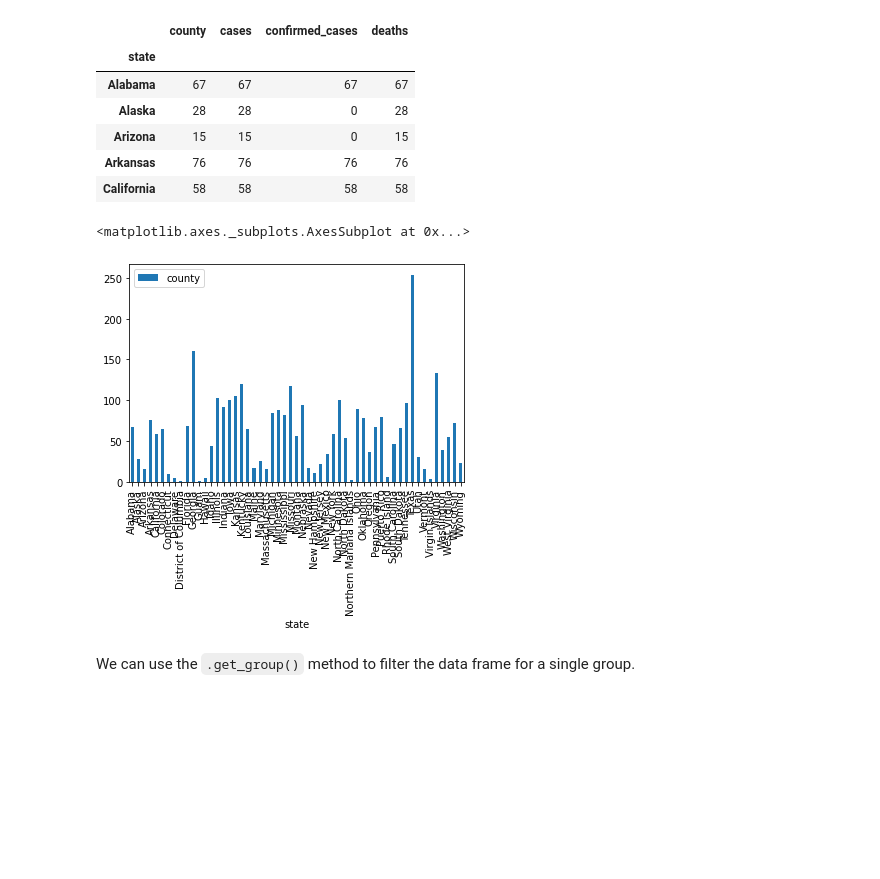
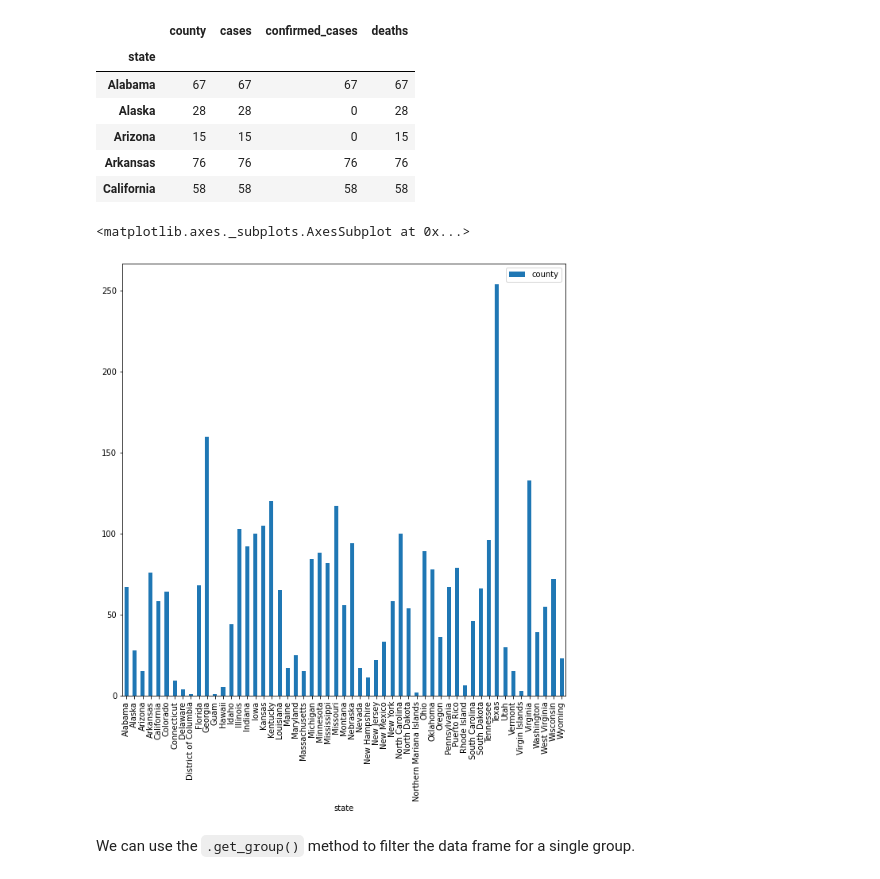
Before and after one commit to ramyarangan/ssrp_srec_python_workshop_2021, a Jupyter notebook: ssrp_pandas.ipynb, the cells around one changed output. Cells and saved outputs as stored; diff of their text form; code cells hidden in the pictures; blank space fills up the shorter version.

```diff
--- a/ssrp_pandas.ipynb
+++ b/ssrp_pandas.ipynb
@@ -266,10 +334,10 @@ group_by_state.count().head()
 | Arkansas | 76 | 76 | 76 | 76 |
 | California | 58 | 58 | 58 | 58 |
 # %%
-group_by_state.count().plot.bar(y='county', )
+group_by_state.count().plot.bar(y='county', figsize=(10,10))
 # %% [output]
 <matplotlib.axes._subplots.AxesSubplot at 0x...>
-[figure, old version]
+[figure, new version]
 # %% [markdown]
 We can use the `.get_group()` method to filter the data frame for a single group.
 # %%
```
Also changed, not shown: parts of 39 cells of this notebook.
